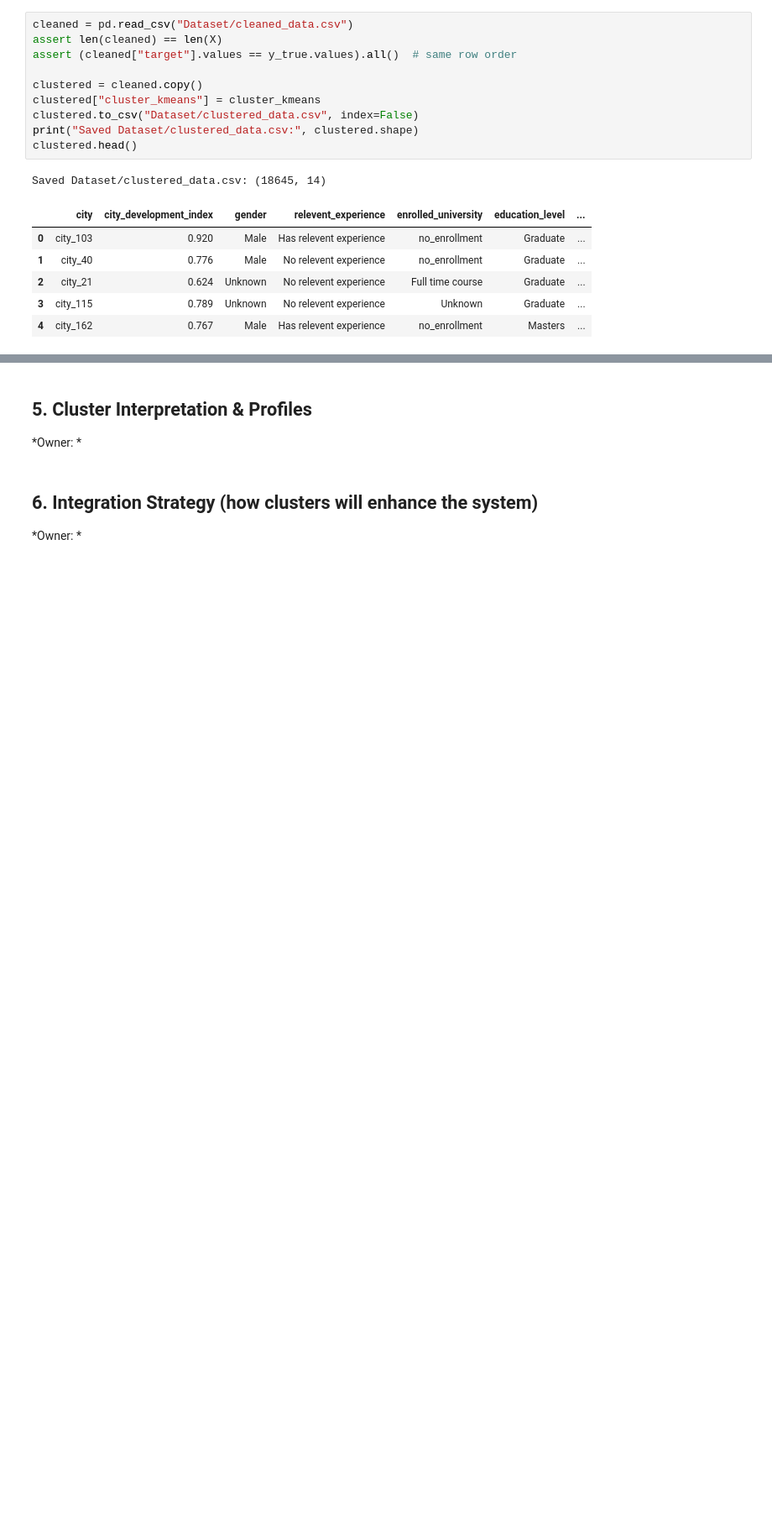
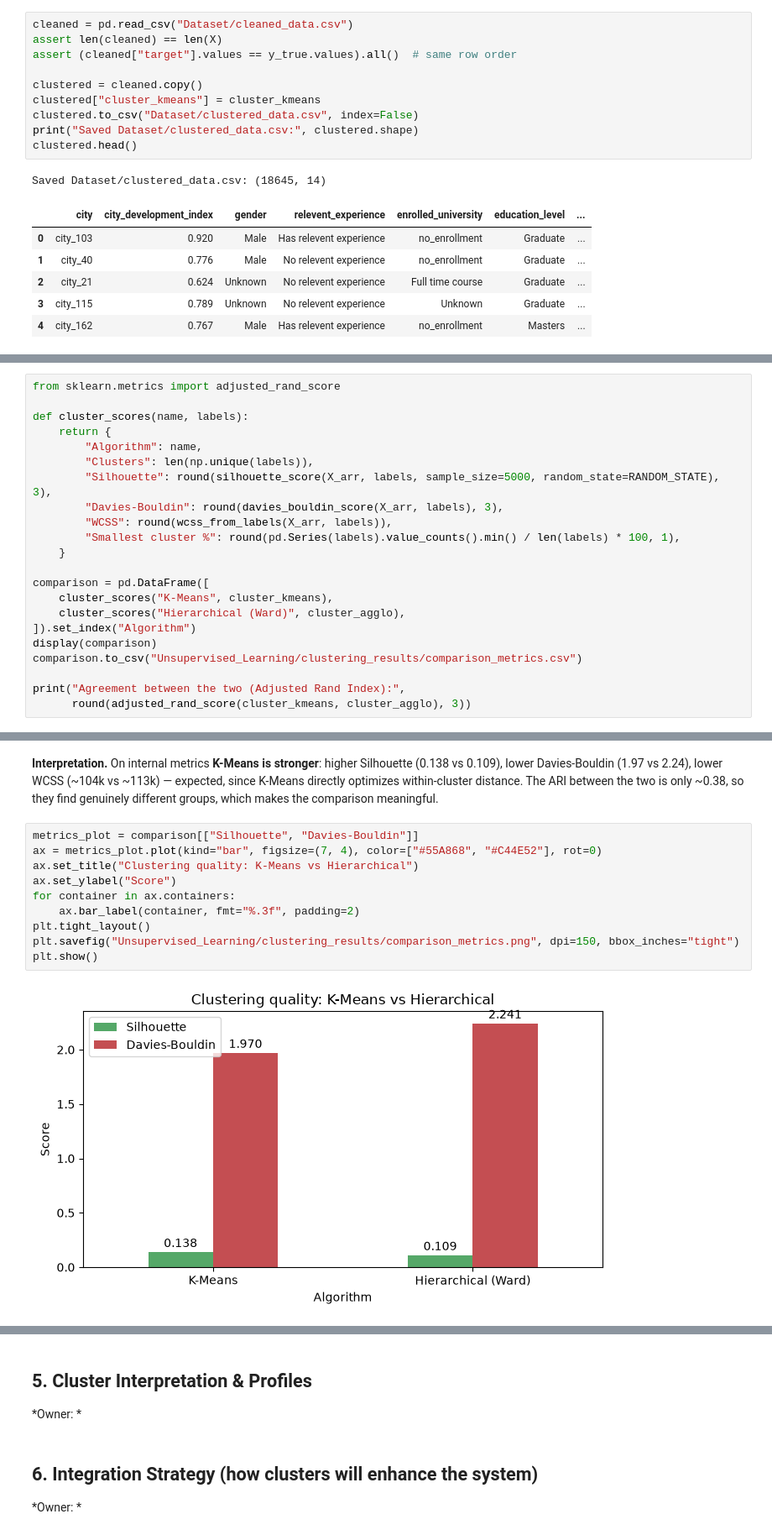
Before and after one commit to ManarAlrazin/SW485-Project-Group2, a Jupyter notebook: Phase2_Unsupervised_Learning.ipynb, the cells around one changed output, grey strips where cells are left out. Shown at 84% size. Saved outputs shown, nothing was run; the diff lists cells and outputs as text; blank space fills up the shorter version.

```diff
--- a/Phase2_Unsupervised_Learning.ipynb
+++ b/Phase2_Unsupervised_Learning.ipynb
@@ -211,0 +337,22 @@ Saved Dataset/clustered_data.csv: (18645, 14)
+# %%
+from sklearn.metrics import adjusted_rand_score
+
+def cluster_scores(name, labels):
+    return {
+        "Algorithm": name,
+        "Clusters": len(np.unique(labels)),
+        "Silhouette": round(silhouette_score(X_arr, labels, sample_size=5000, random_state=RANDOM_STATE), 3),
+        "Davies-Bouldin": round(davies_bouldin_score(X_arr, labels), 3),
+        "WCSS": round(wcss_from_labels(X_arr, labels)),
+        "Smallest cluster %": round(pd.Series(labels).value_counts().min() / len(labels) * 100, 1),
+    }
+
+comparison = pd.DataFrame([
+    cluster_scores("K-Means", cluster_kmeans),
+    cluster_scores("Hierarchical (Ward)", cluster_agglo),
+]).set_index("Algorithm")
+display(comparison)
+comparison.to_csv("Unsupervised_Learning/clustering_results/comparison_metrics.csv")
+
+print("Agreement between the two (Adjusted Rand Index):",
+      round(adjusted_rand_score(cluster_kmeans, cluster_agglo), 3))
@@ -211,0 +365,14 @@ Saved Dataset/clustered_data.csv: (18645, 14)
+# %% [markdown]
+**Interpretation.** On internal metrics **K-Means is stronger**: higher Silhouette (0.138 vs 0.109), lower Davies-Bouldin (1.97 vs 2.24), lower WCSS (~104k vs ~113k) — expected, since K-Means directly optimizes within-cluster distance. The ARI between the two is only ~0.38, so they find genuinely different groups, which makes the comparison meaningful.
+# %%
+metrics_plot = comparison[["Silhouette", "Davies-Bouldin"]]
+ax = metrics_plot.plot(kind="bar", figsize=(7, 4), color=["#55A868", "#C44E52"], rot=0)
+ax.set_title("Clustering quality: K-Means vs Hierarchical")
+ax.set_ylabel("Score")
+for container in ax.containers:
+    ax.bar_label(container, fmt="%.3f", padding=2)
+plt.tight_layout()
+plt.savefig("Unsupervised_Learning/clustering_results/comparison_metrics.png", dpi=150, bbox_inches="tight")
+plt.show()
+# %% [output]
+[figure, added]
```
Also changed, not shown: parts of 17 cells of this notebook, 7 other files.
